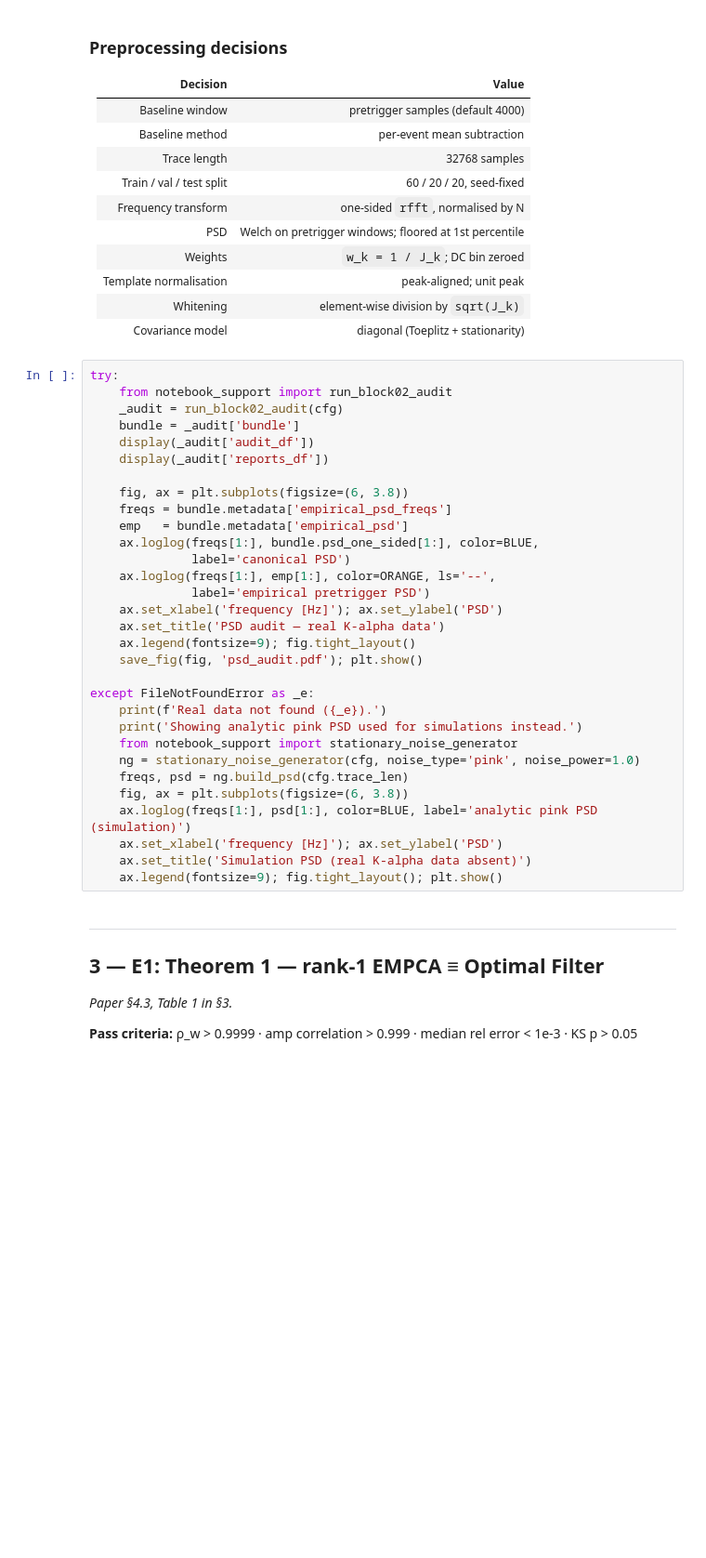
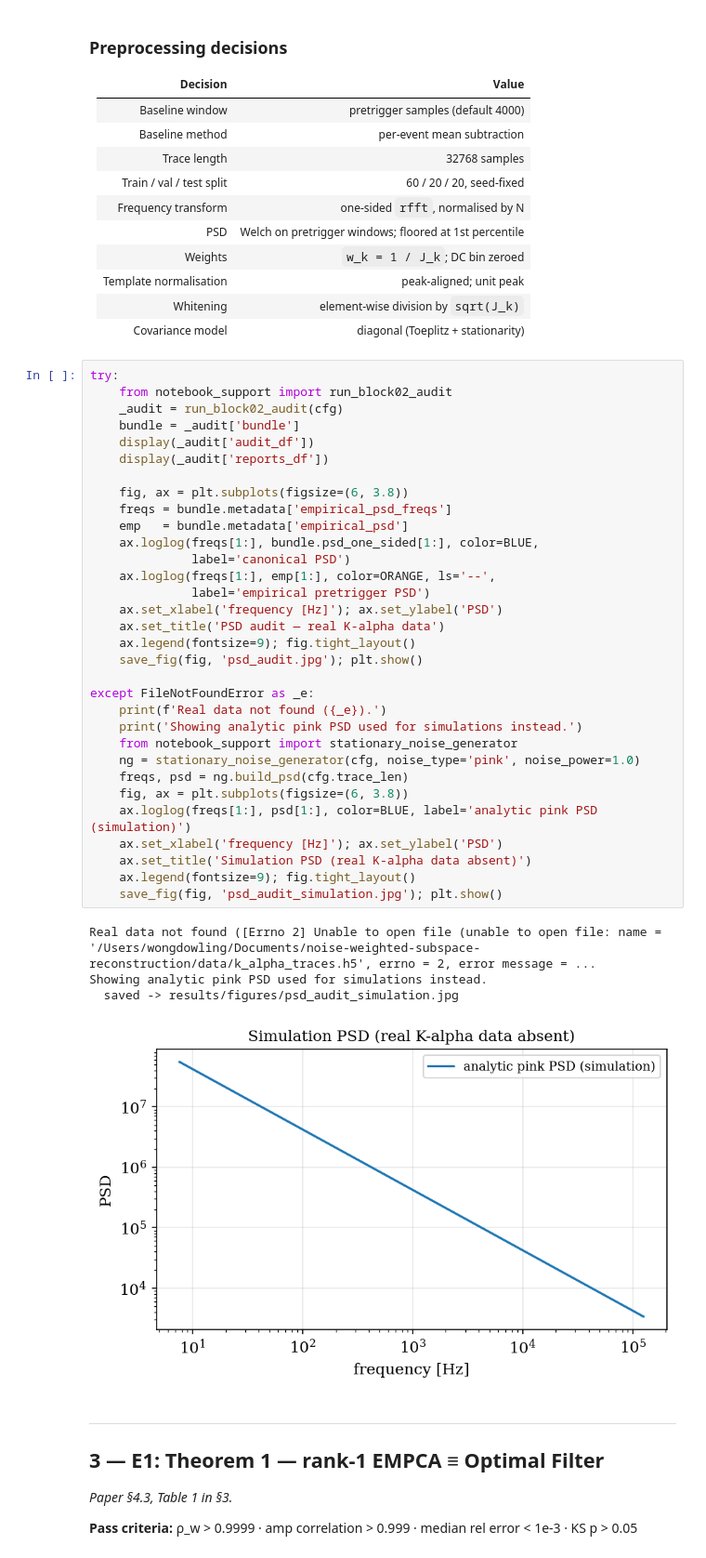
Before and after one commit to dowlingwong/noise-weighted-subspace-reconstruction, a Jupyter notebook: experiments/experiments_master.ipynb, the cells around one changed output. Shown at 93% size. Saved outputs shown, nothing was run; the diff lists cells and outputs as text; blank space fills up the shorter version.

Commit message:
updated notebook and verification
Co-Authored-By: Claude <claude@users.noreply.github.com>
Co-Authored-By: Codex <267193182+codex@users.noreply.github.com>

```diff
--- a/experiments/experiments_master.ipynb
+++ b/experiments/experiments_master.ipynb
@@ -169,34 +212,40 @@ If that file is absent, falls back to showing the analytic pink PSD used for sim
 # %%
 try:
     from notebook_support import run_block02_audit
     _audit = run_block02_audit(cfg)
     bundle = _audit['bundle']
     display(_audit['audit_df'])
     display(_audit['reports_df'])
 
     fig, ax = plt.subplots(figsize=(6, 3.8))
     freqs = bundle.metadata['empirical_psd_freqs']
     emp   = bundle.metadata['empirical_psd']
     ax.loglog(freqs[1:], bundle.psd_one_sided[1:], color=BLUE,
               label='canonical PSD')
     ax.loglog(freqs[1:], emp[1:], color=ORANGE, ls='--',
               label='empirical pretrigger PSD')
     ax.set_xlabel('frequency [Hz]'); ax.set_ylabel('PSD')
     ax.set_title('PSD audit — real K-alpha data')
     ax.legend(fontsize=9); fig.tight_layout()
-    save_fig(fig, 'psd_audit.pdf'); plt.show()
+    save_fig(fig, 'psd_audit.jpg'); plt.show()
 
 except FileNotFoundError as _e:
     print(f'Real data not found ({_e}).')
     print('Showing analytic pink PSD used for simulations instead.')
     from notebook_support import stationary_noise_generator
     ng = stationary_noise_generator(cfg, noise_type='pink', noise_power=1.0)
     freqs, psd = ng.build_psd(cfg.trace_len)
     fig, ax = plt.subplots(figsize=(6, 3.8))
     ax.loglog(freqs[1:], psd[1:], color=BLUE, label='analytic pink PSD (simulation)')
     ax.set_xlabel('frequency [Hz]'); ax.set_ylabel('PSD')
     ax.set_title('Simulation PSD (real K-alpha data absent)')
-    ax.legend(fontsize=9); fig.tight_layout(); plt.show()
+    ax.legend(fontsize=9); fig.tight_layout()
+    save_fig(fig, 'psd_audit_simulation.jpg'); plt.show()
+# %% [output]
+Real data not found ([Errno 2] Unable to open file (unable to open file: name = '/Users/wongdowling/Documents/noise-weighted-subspace-reconstruction/data/k_alpha_traces.h5', errno = 2, error message = ...
+Showing analytic pink PSD used for simulations instead.
+  saved -> results/figures/psd_audit_simulation.jpg
+[figure, added]
 # %% [markdown]
 ---
 ## 3 — E1: Theorem 1 — rank-1 EMPCA ≡ Optimal Filter
```
Also changed, not shown: parts of 27 cells of this notebook, 26 other files.
